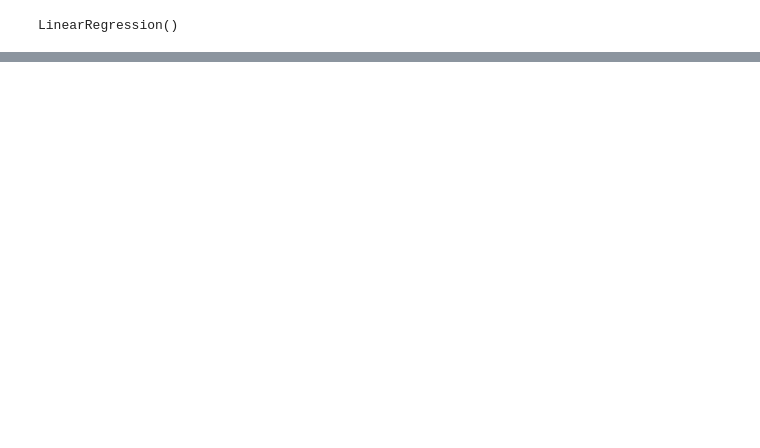
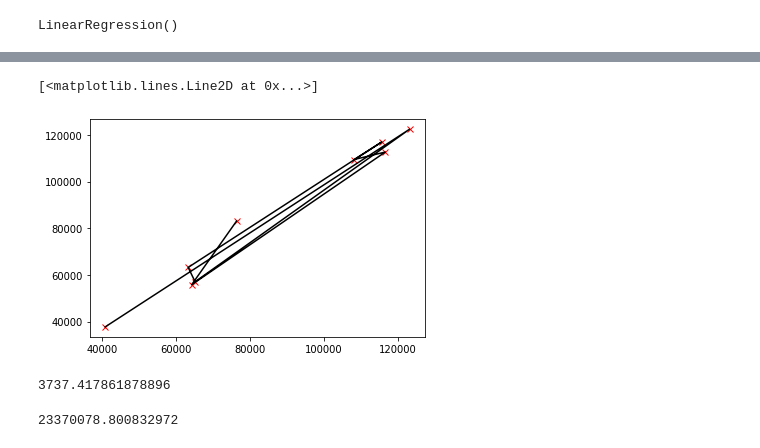
Before and after one commit to Er-Sonu/Sonu, a Jupyter notebook: Welcome_To_Colaboratory.ipynb, the cells around one changed output, grey strips where cells are left out. Drawn from its saved outputs; the diff is of its cells as text; code cells hidden in the pictures; blank space fills up the shorter version.

```diff
--- a/Welcome_To_Colaboratory.ipynb
+++ b/Welcome_To_Colaboratory.ipynb
@@ -127,0 +157,2 @@ import matplotlib.pyplot as plt
+# %%
+y = data['Salary']
@@ -127,0 +201,2 @@ import matplotlib.pyplot as plt
+# %%
+X_train,X_test,y_train,y_test = train_test_split(X,y,test_size=.30,random_state=0)
@@ -149,6 +221,6 @@ array([[1, 1],
 # %%
 lr = LinearRegression()
 # %%
-lr.fit(X,y)
+lr.fit(X_train,y_train)
 # %% [output]
 LinearRegression()
@@ -195,0 +237,2 @@ lr1.score(X,y)
+# %%
+y_pred  = lr.predict(X_test)
@@ -195,0 +258,6 @@ lr1.score(X,y)
+# %%
+plt.plot(y_pred,y_test,"rx")
+plt.plot(y_pred,y_test,c ='black')
+# %% [output]
+[<matplotlib.lines.Line2D at 0x...>]
+[figure, added]
@@ -195,0 +266,4 @@ lr1.score(X,y)
+# %%
+print(metrics.mean_absolute_error(y_pred,y_test))
+# %% [output]
+3737.417861878896
@@ -195,0 +272,4 @@ lr1.score(X,y)
+# %%
+print(mean_squared_error(y_test,y_pred))
+# %% [output]
+23370078.800832972
```
Also changed, not shown: parts of 33 cells of this notebook.
